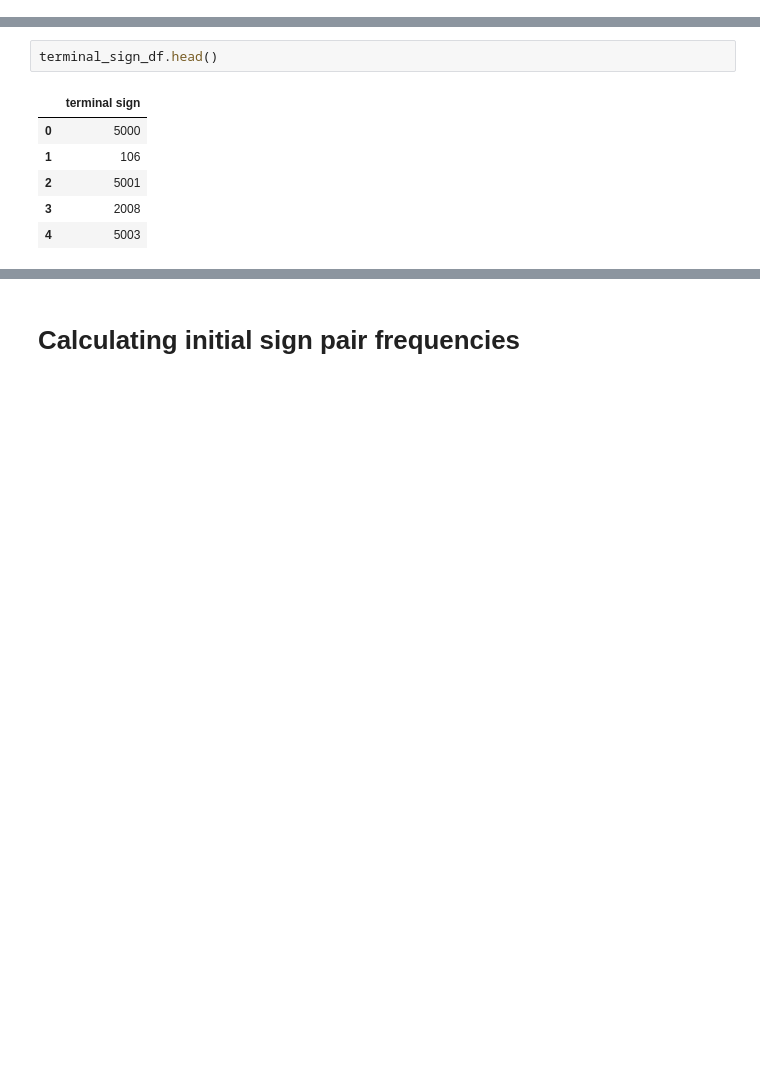
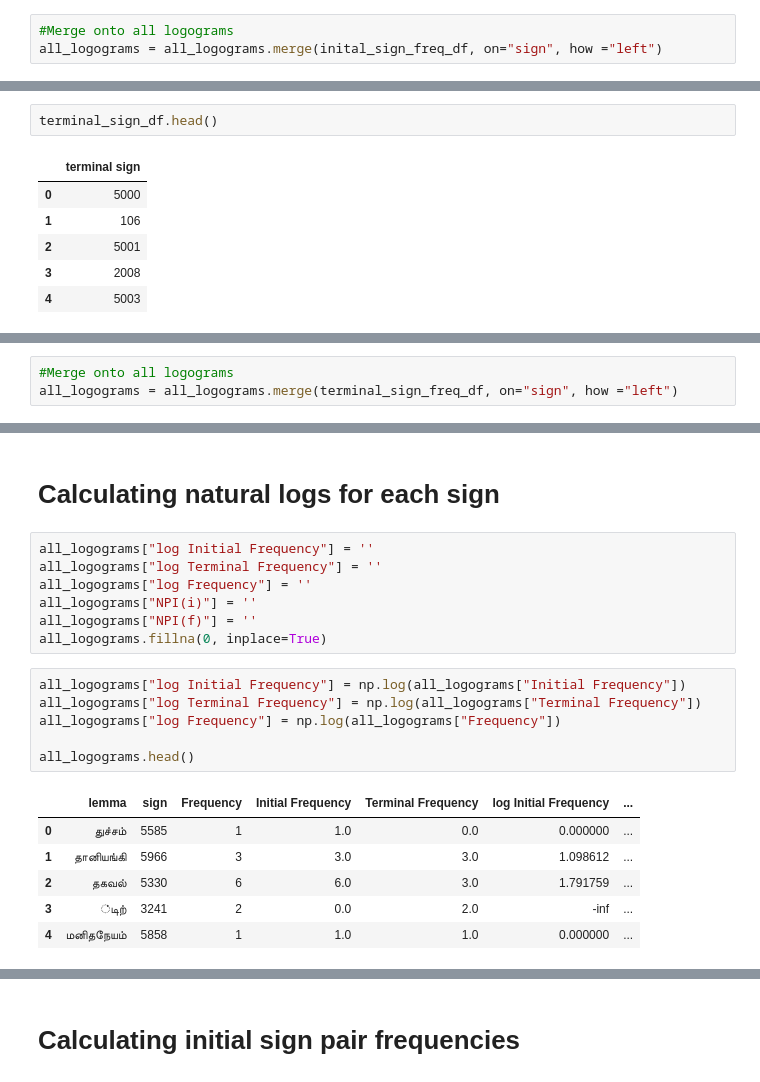
Before and after one commit to Kee2u/Deciphering_the_Indus_Valley_Script, a Jupyter notebook: Multivariate_Segmentation.ipynb, the cells around one changed output, grey strips where cells are left out. Drawn from its saved outputs; the diff is of its cells as text; blank space fills up the shorter version.

Commit message:
Calculating logs of frequencies

```diff
--- a/Multivariate_Segmentation.ipynb
+++ b/Multivariate_Segmentation.ipynb
@@ -97,3 +107,6 @@ inital_sign_freq_df.head()
 | 2 | 5235 | 80 |
 | 3 | 5040 | 78 |
 | 4 | 5154 | 77 |
+# %%
+#Merge onto all logograms
+all_logograms = all_logograms.merge(inital_sign_freq_df, on="sign", how ="left")
@@ -137,3 +160,6 @@ terminal_sign_freq_df.head()
 | 2 | 149 | 225 |
 | 3 | 2006 | 220 |
 | 4 | 2000 | 213 |
+# %%
+#Merge onto all logograms
+all_logograms = all_logograms.merge(terminal_sign_freq_df, on="sign", how ="left")
@@ -139,0 +175,22 @@ terminal_sign_freq_df.head()
+# %% [markdown]
+# Calculating natural logs for each sign
+# %%
+all_logograms["log Initial Frequency"] = ''
+all_logograms["log Terminal Frequency"] = ''
+all_logograms["log Frequency"] = ''
+all_logograms["NPI(i)"] = ''
+all_logograms["NPI(f)"] = ''
+all_logograms.fillna(0, inplace=True)
+# %%
+all_logograms["log Initial Frequency"] = np.log(all_logograms["Initial Frequency"])
+all_logograms["log Terminal Frequency"] = np.log(all_logograms["Terminal Frequency"])
+all_logograms["log Frequency"] = np.log(all_logograms["Frequency"])
+
+all_logograms.head()
+# %% [output]
+|  | lemma | sign | Frequency | Initial Frequency | Terminal Frequency | log Initial Frequency | ... |
+| 0 | துச்சம் | 5585 | 1 | 1.0 | 0.0 | 0.000000 | ... |
+| 1 | தானியங்கி | 5966 | 3 | 3.0 | 3.0 | 1.098612 | ... |
+| 2 | தகவல் | 5330 | 6 | 6.0 | 3.0 | 1.791759 | ... |
+| 3 | ்டிற் | 3241 | 2 | 0.0 | 2.0 | -inf | ... |
+| 4 | மனிதநேயம் | 5858 | 1 | 1.0 | 1.0 | 0.000000 | ... |
```
Also changed, not shown: parts of 11 cells of this notebook.
